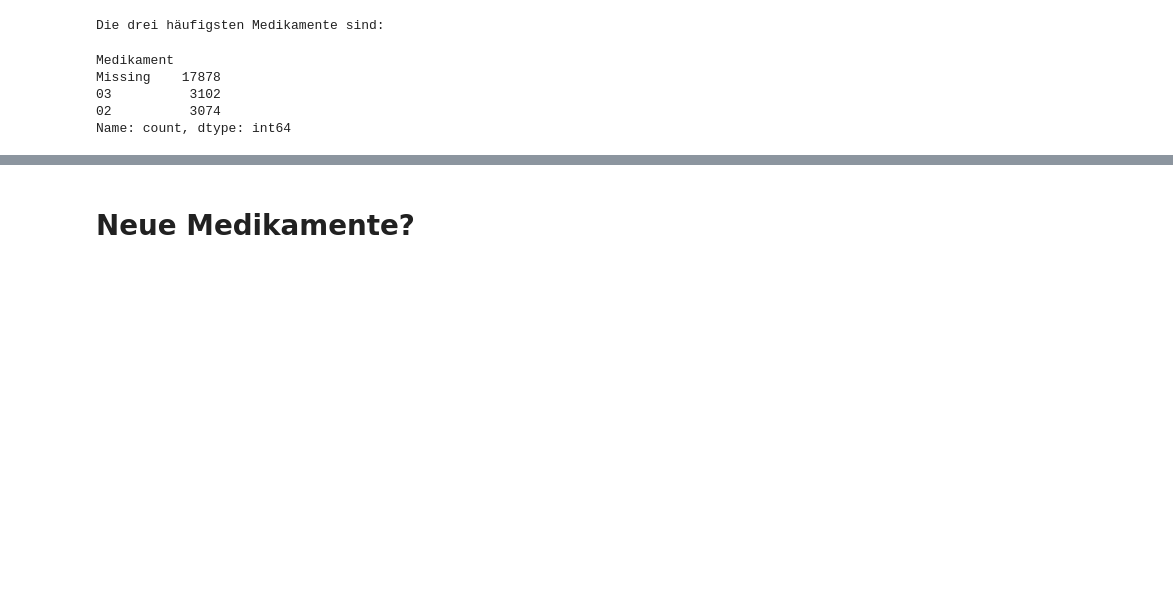
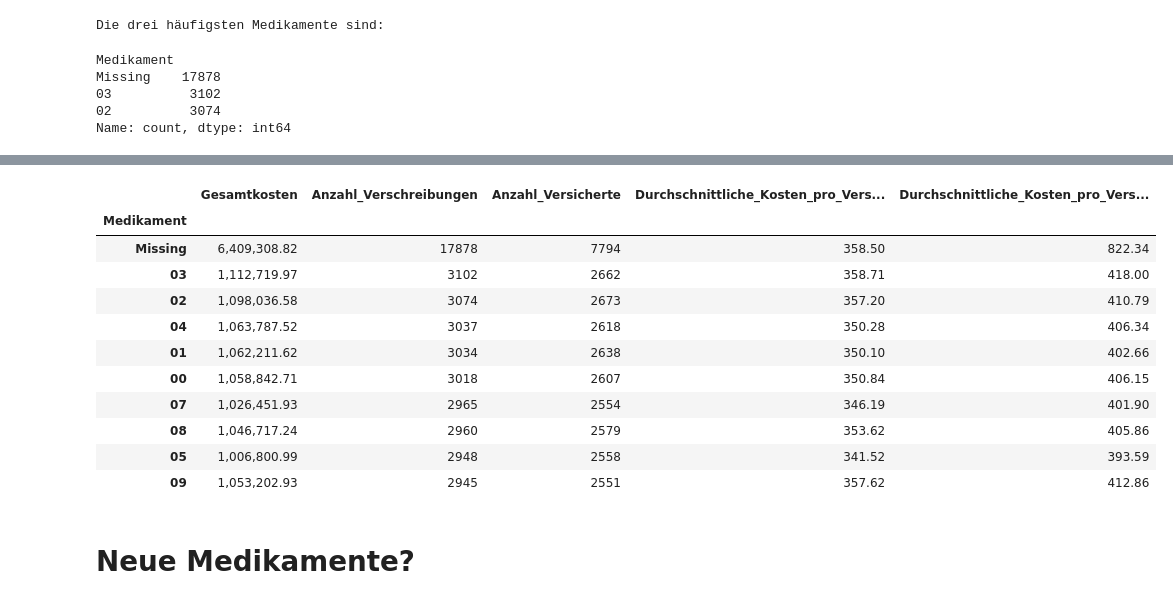
Before and after one commit to sls-mdr/supreme-disco, a Jupyter notebook: medikament.ipynb, the cells around one changed output, grey strips where cells are left out. Drawn from its saved outputs; the diff is of its cells as text; code cells hidden in the pictures; blank space fills up the shorter version.

```diff
--- a/medikament.ipynb
+++ b/medikament.ipynb
@@ -186,3 +186,18 @@ plt.show()
+# %%
+medikament_stats.head(20).sort_values(by='Anzahl_Verschreibungen', ascending=False).head(10)
+# %% [output]
+|  | Gesamtkosten | Anzahl_Verschreibungen | Anzahl_Versicherte | Durchschnittliche_Kosten_pro_Vers... | Durchschnittliche_Kosten_pro_Vers... |
+| Medikament |  |  |  |  |  |
+| Missing | 6,409,308.82 | 17878 | 7794 | 358.50 | 822.34 |
+| 03 | 1,112,719.97 | 3102 | 2662 | 358.71 | 418.00 |
+| 02 | 1,098,036.58 | 3074 | 2673 | 357.20 | 410.79 |
+| 04 | 1,063,787.52 | 3037 | 2618 | 350.28 | 406.34 |
+| 01 | 1,062,211.62 | 3034 | 2638 | 350.10 | 402.66 |
+| 00 | 1,058,842.71 | 3018 | 2607 | 350.84 | 406.15 |
+| 07 | 1,026,451.93 | 2965 | 2554 | 346.19 | 401.90 |
+| 08 | 1,046,717.24 | 2960 | 2579 | 353.62 | 405.86 |
+| 05 | 1,006,800.99 | 2948 | 2558 | 341.52 | 393.59 |
+| 09 | 1,053,202.93 | 2945 | 2551 | 357.62 | 412.86 |
 # %% [markdown]
 # Neue Medikamente?
 # %%
```
Also changed, not shown: parts of 3 cells of this notebook.
